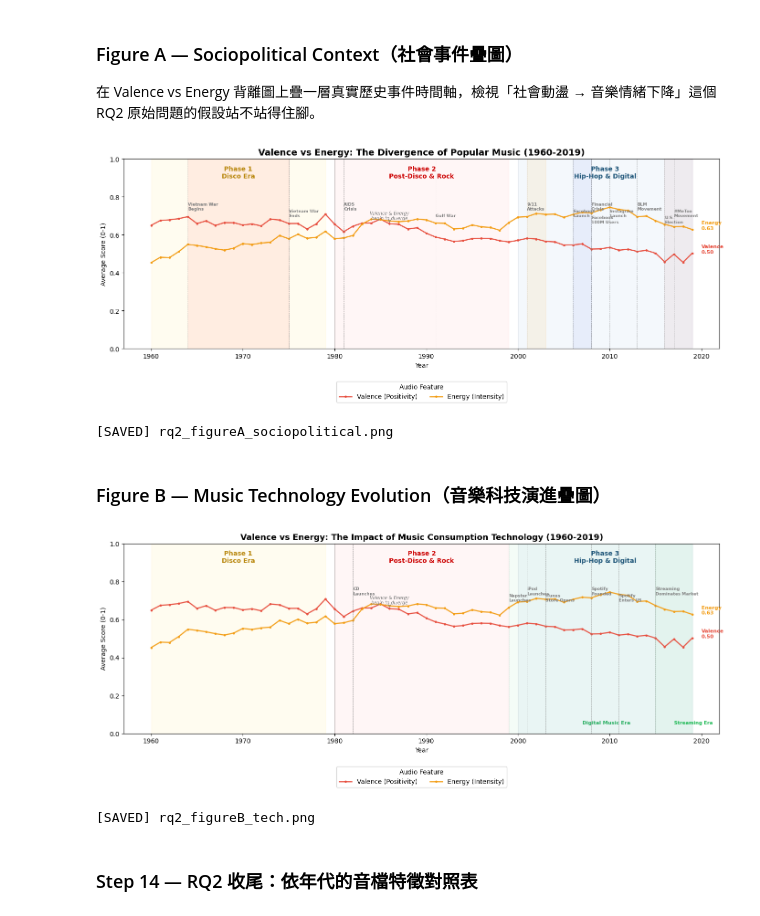
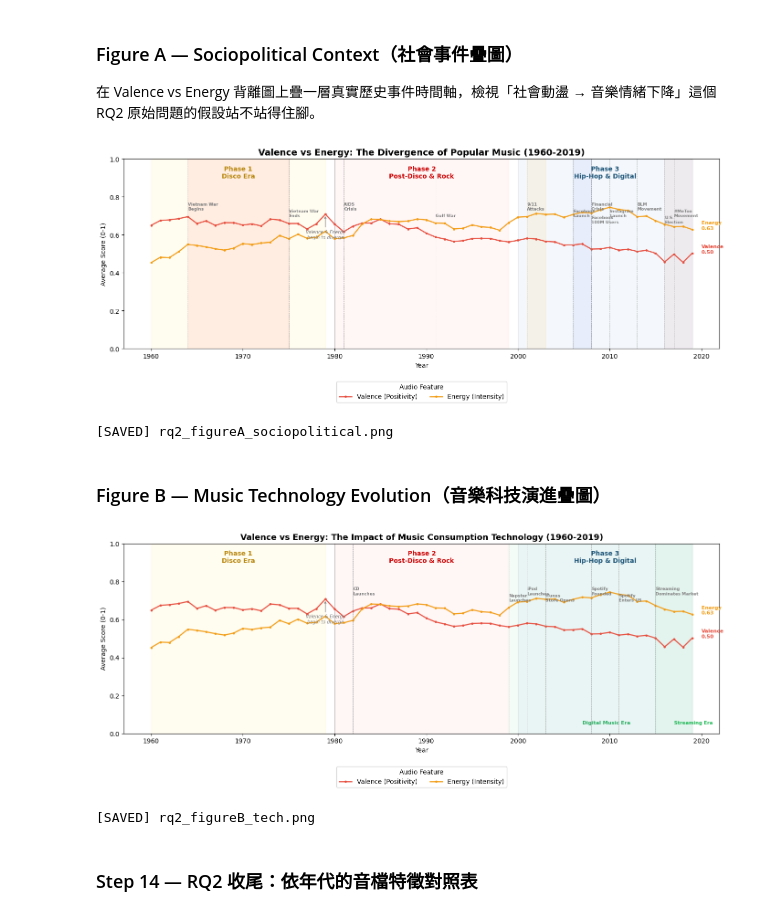
Before and after one commit to Vivian-be-nerd/FuWei-Portfolio, a Jupyter notebook: data-analysis-projects/music-analysis/Python/05_EDA_auto.ipynb, the cells around one changed output. Saved outputs shown, nothing was run; the diff lists cells and outputs as text; code cells hidden in the pictures.

```diff
--- a/data-analysis-projects/music-analysis/Python/05_EDA_auto.ipynb
+++ b/data-analysis-projects/music-analysis/Python/05_EDA_auto.ipynb
@@ -404,36 +402,37 @@ add_phase_backgrounds(ax, label_y=0.90, alpha=0.06)
 
 # Event-specific highlight bands (R's four extra annotate('rect') calls)
 ax.axvspan(2006, 2008, color='royalblue', alpha=0.07)
 ax.axvspan(2001, 2003, color='orange', alpha=0.08)
 ax.axvspan(1964, 1975, color='red', alpha=0.06)
 ax.axvspan(2016, 2019, color='darkred', alpha=0.05)
 
 ax.plot(features_yearly['year'], features_yearly['valence'], color='#E74C3C', linewidth=1.8,
         marker='o', markersize=2.5, alpha=0.95, label='Valence (Positivity)')
 ax.plot(features_yearly['year'], features_yearly['energy'], color='#F39C12', linewidth=1.8,
         marker='o', markersize=2.5, alpha=0.95, label='Energy (Intensity)')
 
 for year, label, color, y_pos in events_ve:
     ax.axvline(year, color='gray', linestyle='--', linewidth=0.6, alpha=0.6)
     ax.text(year, y_pos, label, color='gray', fontsize=6.5, fontweight='bold', ha='left')
 
-# Crossover verified from data (1985 last V>=E, 1986 onward permanently E>V) -- see Step 13
-ax.annotate('Valence & Energy\nbegin to diverge', xy=(1986, 0.665), xytext=(1986, 0.68),
+# 1979 is Valence's global peak (0.708) -- placed low (y=0.60) and pointing up so it
+# doesn't collide with the event labels sitting up near y=0.70-0.73. See Step 13.
+ax.annotate('Valence & Energy\nbegin to diverge', xy=(1979, 0.705), xytext=(1979, 0.58),
             fontsize=7, color='gray', style='italic', ha='center',
             arrowprops=dict(arrowstyle='->', color='gray'))
 ax.text(2020, end_valence, f'Valence\n{end_valence:.2f}', fontsize=8, color='#E74C3C', fontweight='bold')
 ax.text(2020, end_energy, f'Energy\n{end_energy:.2f}', fontsize=8, color='#F39C12', fontweight='bold')
 
 ax.set_ylim(0, 1)
 ax.set_title('Valence vs Energy: The Divergence of Popular Music (1960-2019)', fontsize=14, fontweight='bold')
 ax.set_xlabel('Year'); ax.set_ylabel('Average Score (0-1)')
 ax.legend(title='Audio Feature', loc='lower center', bbox_to_anchor=(0.5, -0.3), ncol=2)
 plt.tight_layout()
 plt.savefig('../Data/rq2_figureA_sociopolitical.png', dpi=120)
 plt.show()
 print('[SAVED] rq2_figureA_sociopolitical.png')
 # %% [output]
-[figure, old version]
+[figure, new version]
 [SAVED] rq2_figureA_sociopolitical.png
 # %% [markdown]
 ### Figure B — Music Technology Evolution（音樂科技演進疊圖）
@@ -463,8 +462,9 @@ for year, label, y_pos in events_tech:
     ax.axvline(year, color='gray', linestyle='--', linewidth=0.6, alpha=0.7)
     ax.text(year, y_pos, label, color='gray', fontsize=6.5, fontweight='bold', ha='left')
 
-# Crossover verified from data (1985 last V>=E, 1986 onward permanently E>V) -- see Step 13
-ax.annotate('Valence & Energy\nbegin to diverge', xy=(1986, 0.665), xytext=(1986, 0.68),
+# 1979 is Valence's global peak (0.708) -- placed low (y=0.60) and pointing up so it
+# doesn't collide with the event labels sitting up near y=0.70-0.73. See Step 13.
+ax.annotate('Valence & Energy\nbegin to diverge', xy=(1979, 0.705), xytext=(1979, 0.58),
             fontsize=7, color='gray', style='italic', ha='center',
             arrowprops=dict(arrowstyle='->', color='gray'))
 ax.text(2020, end_valence, f'Valence\n{end_valence:.2f}', fontsize=8, color='#E74C3C', fontweight='bold')
@@ -481,7 +481,7 @@ plt.savefig('../Data/rq2_figureB_tech.png', dpi=120)
 plt.show()
 print('[SAVED] rq2_figureB_tech.png')
 # %% [output]
-[figure, old version]
+[figure, new version]
 [SAVED] rq2_figureB_tech.png
 # %% [markdown]
 ### Step 14 — RQ2 收尾：依年代的音檔特徵對照表
```
Also changed, not shown: parts of 2 cells of this notebook, 2 other files.
